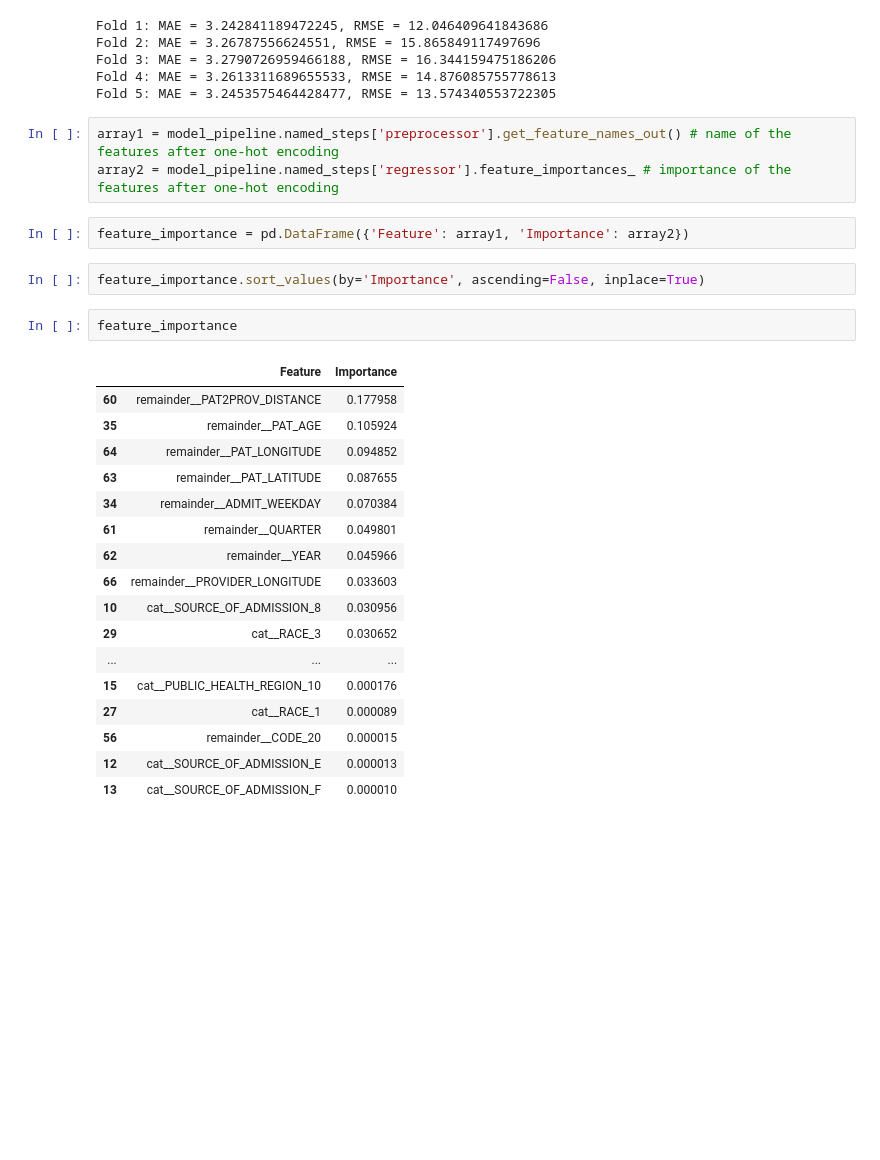
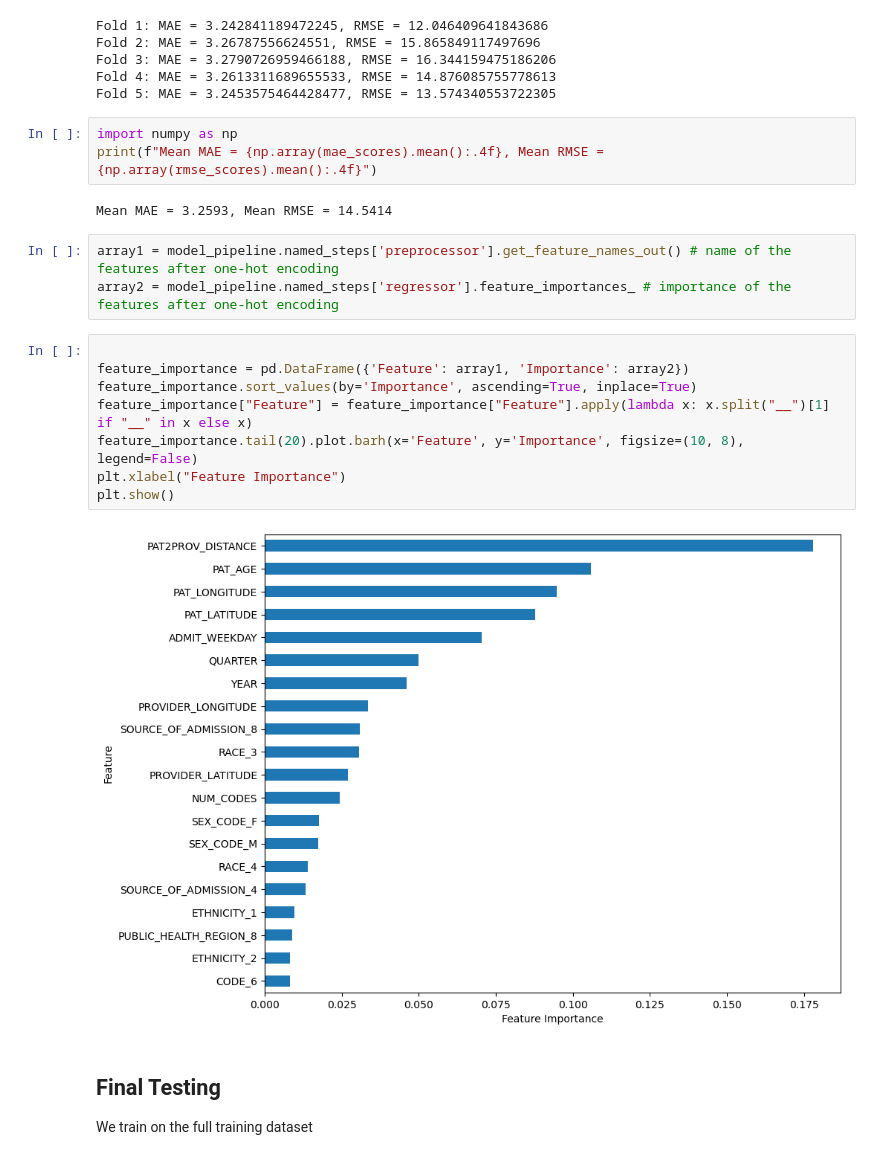
Before and after one commit to Erdos-Projects/summer26-patient-length-of-stay, a Jupyter notebook: models/RandomForestRegressor_model.ipynb, the cells around one changed output. Drawn from its saved outputs; the diff is of its cells as text; blank space fills up the shorter version.

```diff
--- a/models/RandomForestRegressor_model.ipynb
+++ b/models/RandomForestRegressor_model.ipynb
@@ -269,30 +271,25 @@ Fold 2: MAE = 3.26787556624551, RMSE = 15.865849117497696
 Fold 3: MAE = 3.2790726959466188, RMSE = 16.344159475186206
 Fold 4: MAE = 3.2613311689655533, RMSE = 14.876085755778613
 Fold 5: MAE = 3.2453575464428477, RMSE = 13.574340553722305
+# %%
+import numpy as np
+print(f"Mean MAE = {np.array(mae_scores).mean():.4f}, Mean RMSE = {np.array(rmse_scores).mean():.4f}")
+# %% [output]
+Mean MAE = 3.2593, Mean RMSE = 14.5414
 # %%
 array1 = model_pipeline.named_steps['preprocessor'].get_feature_names_out() # name of the features after one-hot encoding
 array2 = model_pipeline.named_steps['regressor'].feature_importances_ # importance of the features after one-hot encoding
-# %%
-feature_importance = pd.DataFrame({'Feature': array1, 'Importance': array2})
-# %%
-feature_importance.sort_values(by='Importance', ascending=False, inplace=True)
 # %%
-feature_importance
+
+feature_importance = pd.DataFrame({'Feature': array1, 'Importance': array2})
+feature_importance.sort_values(by='Importance', ascending=True, inplace=True)
+feature_importance["Feature"] = feature_importance["Feature"].apply(lambda x: x.split("__")[1] if "__" in x else x)
+feature_importance.tail(20).plot.barh(x='Feature', y='Importance', figsize=(10, 8), legend=False)
+plt.xlabel("Feature Importance")
+plt.show()
 # %% [output]
-|  | Feature | Importance |
-| 60 | remainder__PAT2PROV_DISTANCE | 0.177958 |
-| 35 | remainder__PAT_AGE | 0.105924 |
-| 64 | remainder__PAT_LONGITUDE | 0.094852 |
-| 63 | remainder__PAT_LATITUDE | 0.087655 |
-| 34 | remainder__ADMIT_WEEKDAY | 0.070384 |
-| 61 | remainder__QUARTER | 0.049801 |
-| 62 | remainder__YEAR | 0.045966 |
-| 66 | remainder__PROVIDER_LONGITUDE | 0.033603 |
-| 10 | cat__SOURCE_OF_ADMISSION_8 | 0.030956 |
-| 29 | cat__RACE_3 | 0.030652 |
-| ... | ... | ... |
-| 15 | cat__PUBLIC_HEALTH_REGION_10 | 0.000176 |
-| 27 | cat__RACE_1 | 0.000089 |
-| 56 | remainder__CODE_20 | 0.000015 |
-| 12 | cat__SOURCE_OF_ADMISSION_E | 0.000013 |
-| 13 | cat__SOURCE_OF_ADMISSION_F | 0.000010 |
+[figure, added]
+# %% [markdown]
+## Final Testing
+
+We train on the full training dataset
```
Also changed, not shown: parts of 9 cells of this notebook, 1 other file.
